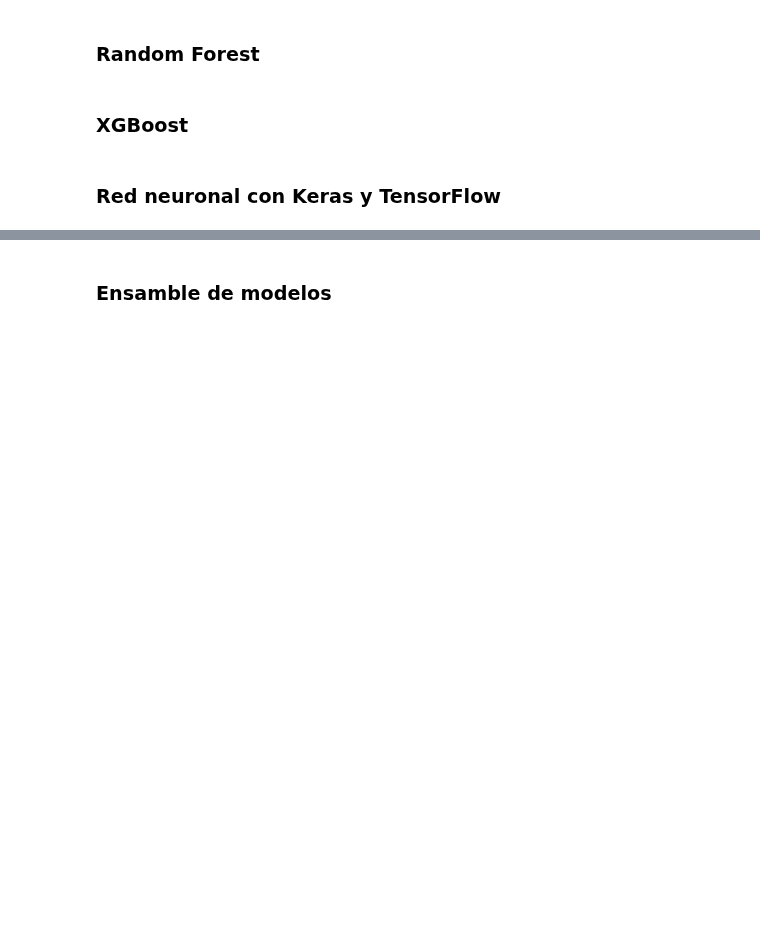
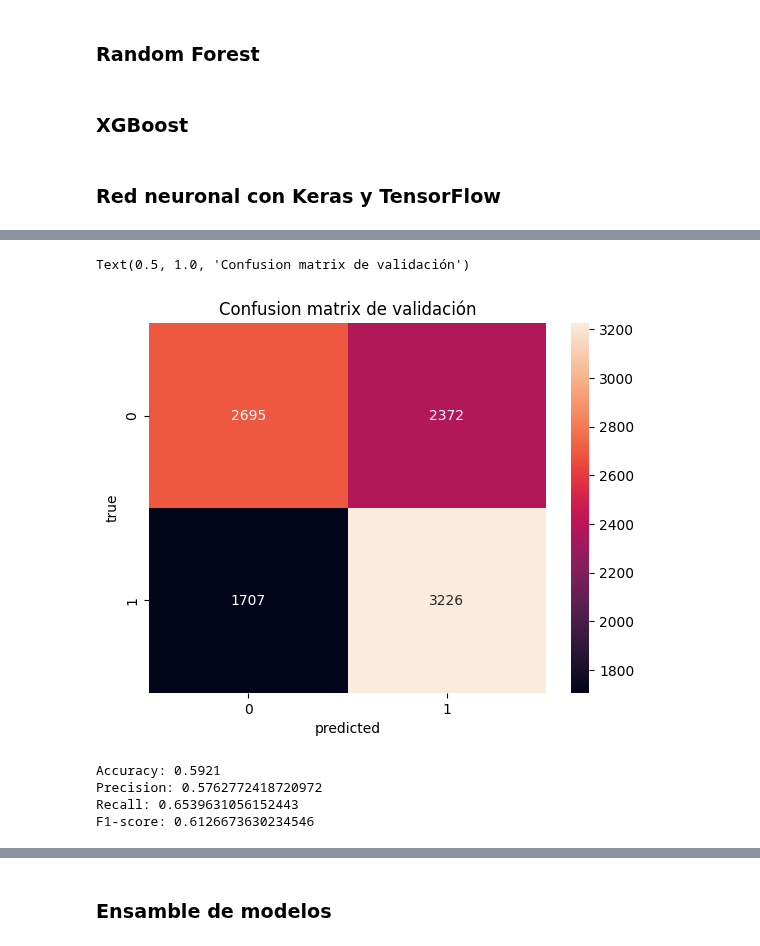
Before and after one commit to LuchoLorenzo1/7506R-1C2023-GRUPO19, a Jupyter notebook: TP2/7506_TP2_GRUPO19_CHP1_ENTREGA.ipynb, the cells around one changed output, grey strips where cells are left out. Cells and saved outputs as stored; diff of their text form; code cells hidden in the pictures; blank space fills up the shorter version.

Commit message:
Preprocesamiento y red neuronal LSTM

```diff
--- a/TP2/7506_TP2_GRUPO19_CHP1_ENTREGA.ipynb
+++ b/TP2/7506_TP2_GRUPO19_CHP1_ENTREGA.ipynb
@@ -139,0 +194,6 @@ submit.to_csv("dataset/submit.csv")
+# %%
+lstm_nn = Sequential()
+
+lstm_nn.add(Embedding(vocabulario, 32, input_length=max_words,trainable=False))
+lstm_nn.add(LSTM(100))
+lstm_nn.add(Dense(1,activation='sigmoid'))
@@ -139,0 +207,3 @@ submit.to_csv("dataset/submit.csv")
+# %%
+lstm_nn.compile(optimizer='adam', loss='binary_crossentropy')
+print(lstm_nn.summary())
@@ -139,0 +227,2 @@ submit.to_csv("dataset/submit.csv")
+# %%
+lstm_nn_history = lstm_nn.fit(X_train_padded, y_train, epochs=6)
@@ -139,0 +255,2 @@ submit.to_csv("dataset/submit.csv")
+# %%
+y_pred = np.where(lstm_nn.predict(X_test_padded) >= 0.5, 1, 0)
@@ -139,0 +259,19 @@ submit.to_csv("dataset/submit.csv")
+# %%
+confusion = confusion_matrix(y_test, y_pred)
+sns.heatmap(confusion, annot=True, fmt='.0f')
+plt.ylabel('true')
+plt.xlabel('predicted')
+plt.title("Confusion matrix de validación")
+# %% [output]
+Text(0.5, 1.0, 'Confusion matrix de validación')
+[figure, added]
+# %%
+print("Accuracy:", accuracy_score(y_test, y_pred))
+print("Precision:", precision_score(y_test, y_pred))
+print("Recall:", recall_score(y_test, y_pred))
+print("F1-score:", f1_score(y_test, y_pred))
+# %% [output]
+Accuracy: 0.5921
+Precision: 0.5762772418720972
+Recall: 0.6539631056152443
+F1-score: 0.6126673630234546
```
Also changed, not shown: parts of 32 cells of this notebook.
